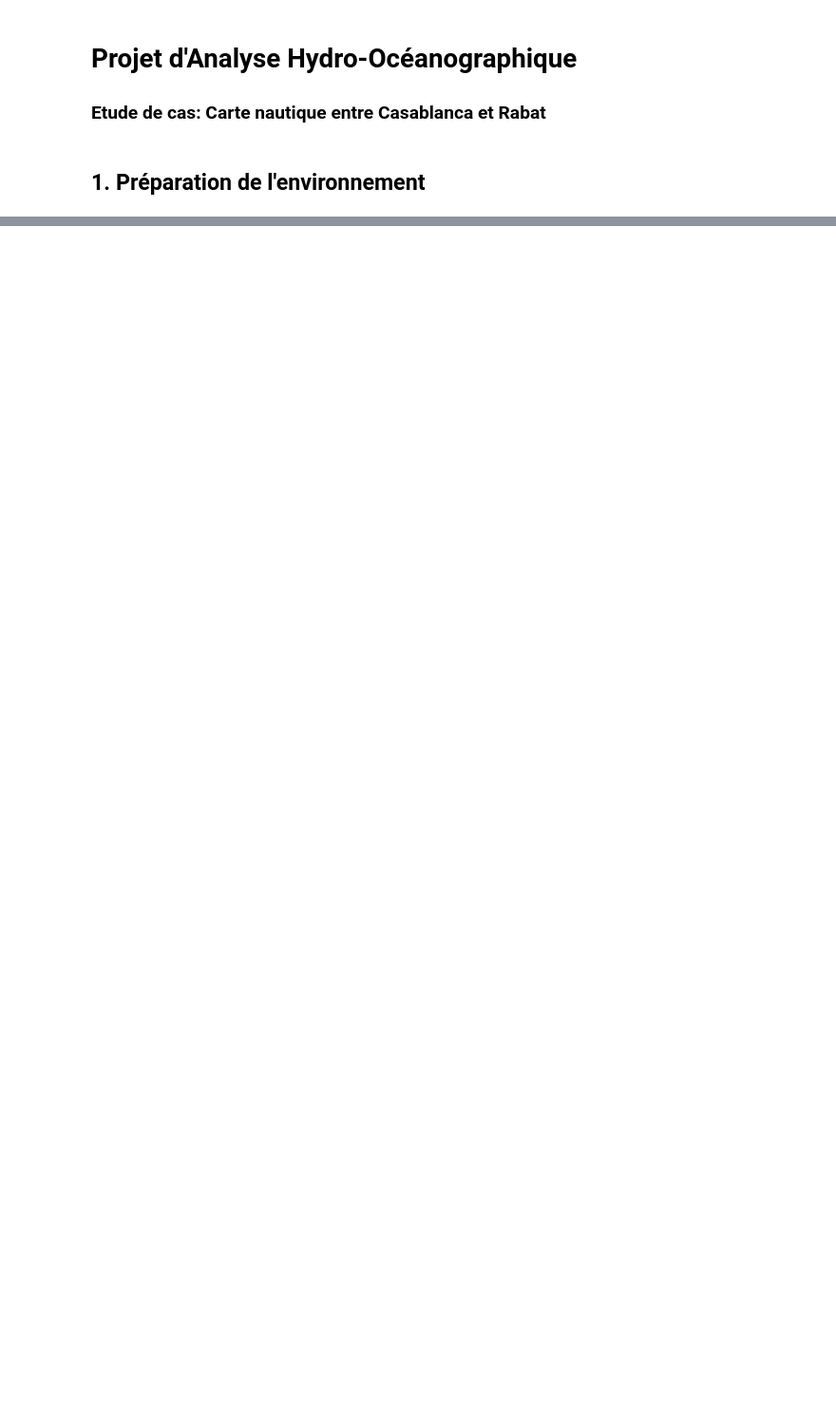
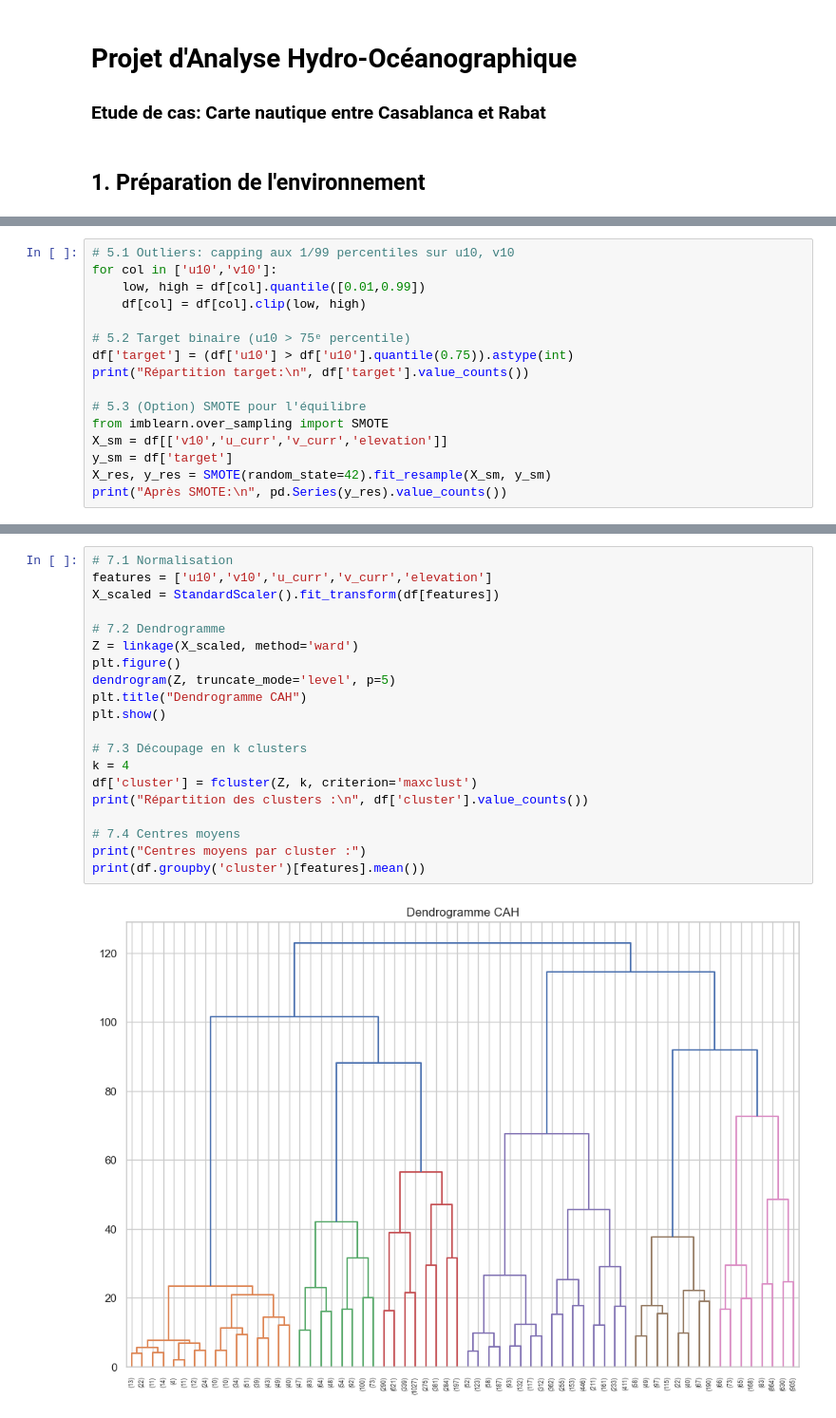
Before and after one commit to Zaineb08/Projet-Hydro-Oc-anographique, a Jupyter notebook: notebook/Projet3_final1.ipynb, the cells around one changed output, grey strips where cells are left out. Shown at 95% size. Drawn from its saved outputs; the diff is of its cells as text; blank space fills up the shorter version.

```diff
--- a/notebook/Projet3_final1.ipynb
+++ b/notebook/Projet3_final1.ipynb
@@ -35,0 +175,16 @@ os.makedirs(PROCESSED_DIR, exist_ok=True)
+# %%
+# 5.1 Outliers: capping aux 1/99 percentiles sur u10, v10
+for col in ['u10','v10']:
+    low, high = df[col].quantile([0.01,0.99])
+    df[col] = df[col].clip(low, high)
+
+# 5.2 Target binaire (u10 > 75ᵉ percentile)
+df['target'] = (df['u10'] > df['u10'].quantile(0.75)).astype(int)
+print("Répartition target:\n", df['target'].value_counts())
+
+# 5.3 (Option) SMOTE pour l'équilibre
+from imblearn.over_sampling import SMOTE
+X_sm = df[['v10','u_curr','v_curr','elevation']]
+y_sm = df['target']
+X_res, y_res = SMOTE(random_state=42).fit_resample(X_sm, y_sm)
+print("Après SMOTE:\n", pd.Series(y_res).value_counts())
@@ -35,0 +224,22 @@ os.makedirs(PROCESSED_DIR, exist_ok=True)
+# %%
+# 7.1 Normalisation
+features = ['u10','v10','u_curr','v_curr','elevation']
+X_scaled = StandardScaler().fit_transform(df[features])
+
+# 7.2 Dendrogramme
+Z = linkage(X_scaled, method='ward')
+plt.figure()
+dendrogram(Z, truncate_mode='level', p=5)
+plt.title("Dendrogramme CAH")
+plt.show()
+
+# 7.3 Découpage en k clusters
+k = 4
+df['cluster'] = fcluster(Z, k, criterion='maxclust')
+print("Répartition des clusters :\n", df['cluster'].value_counts())
+
+# 7.4 Centres moyens
+print("Centres moyens par cluster :")
+print(df.groupby('cluster')[features].mean())
+# %% [output]
+[figure, added]
```
Also changed, not shown: parts of 19 cells of this notebook, 6 other files.
